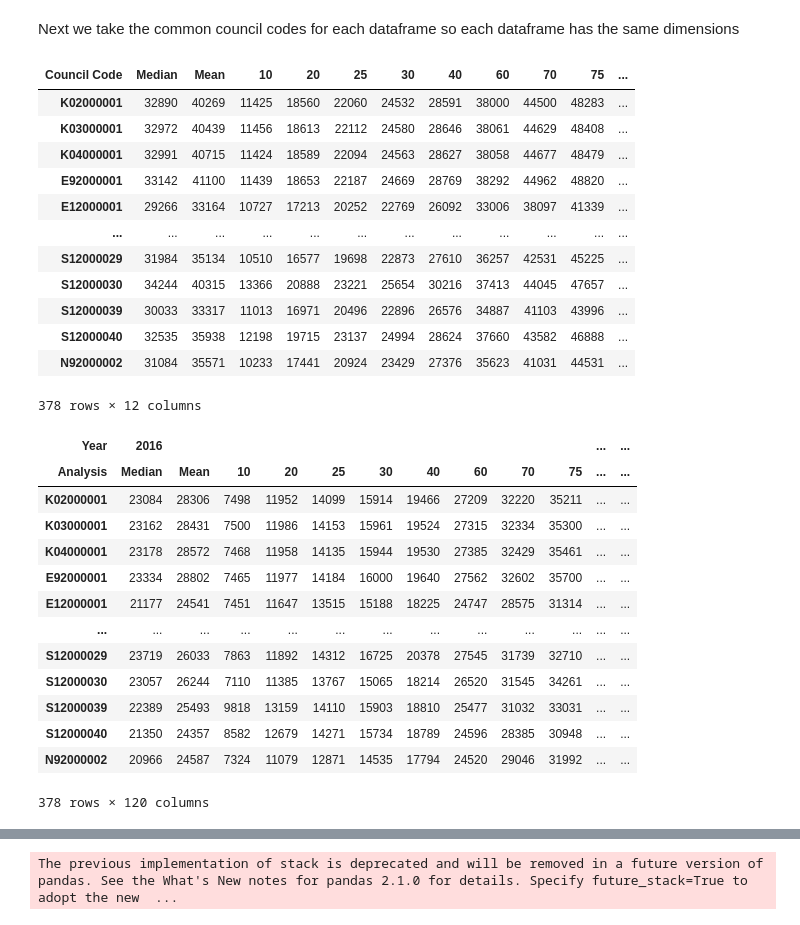
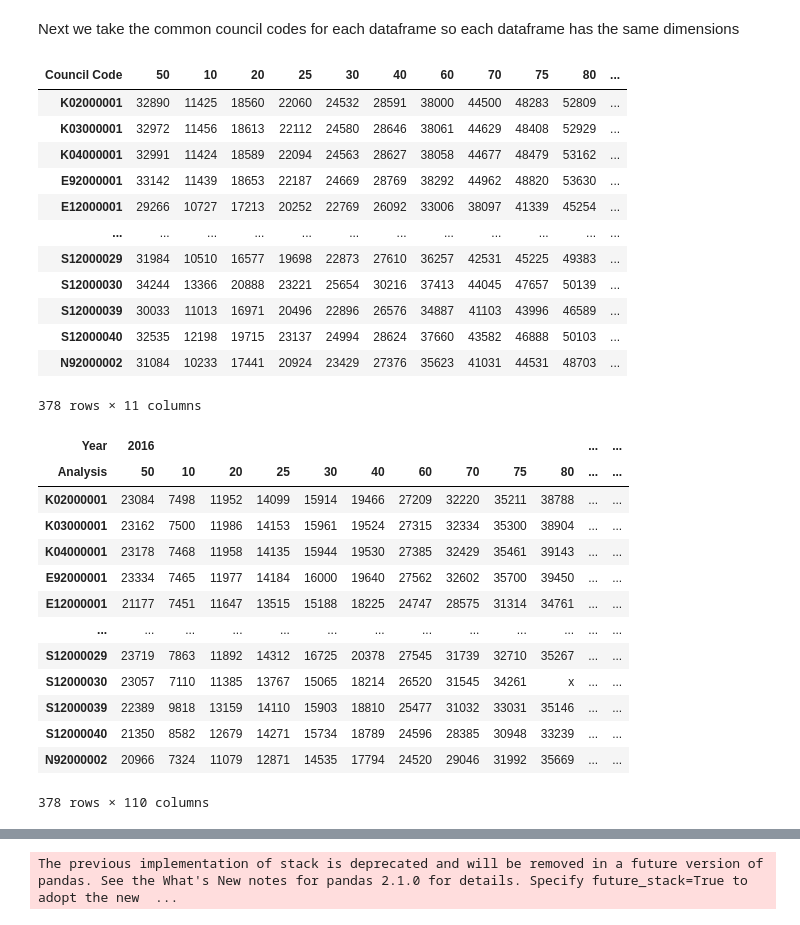
Before and after one commit to Belmiro42/M6006_assignment3_21101061234, a Jupyter notebook: Cleaning_Income.ipynb, the cells around one changed output, grey strips where cells are left out. Cells and saved outputs as stored; diff of their text form; code cells hidden in the pictures.

```diff
--- a/Cleaning_Income.ipynb
+++ b/Cleaning_Income.ipynb
@@ -18,11 +19,15 @@ for year in range(2015, 2026):
     code_to_desc.update(df.set_index('Code')['Description'].to_dict())
     df = df.rename_axis("Council Code", axis=1)
     df = df.dropna(subset=['Code'])
-    df = df.drop(columns=["Description", "(thousand)", "change"], axis=1)
+    df = df.drop(columns=["Description", "(thousand)", "change", "Mean"], axis=1)
+    df = df.rename(columns={'Median': "50"})
     df.set_index("Code", inplace=True)
     df = df.iloc[:, :-3]
     df.index.name = None
     df.to_csv(f"./Temp/Gross_Pay_{year}.csv", index=True)
+
+with open("./CleanedData/Council_to_Code.json", "w") as f:
+    json.dump(code_to_desc, f, indent=4)
 # %% [markdown]
 Next we load each dataframe into a list
 # %%
@@ -43,38 +48,36 @@ common_idx = reduce(lambda a, b: a.intersection(b.index), dfs, dfs[0].index)
 dfs = [df.loc[common_idx] for df in dfs]
 dfs[-1]
 # %% [output]
-| Council Code | Median | Mean | 10 | 20 | 25 | 30 | 40 | 60 | 70 | 75 | ... |
-| K02000001 | 32890 | 40269 | 11425 | 18560 | 22060 | 24532 | 28591 | 38000 | 44500 | 48283 | ... |
-| K03000001 | 32972 | 40439 | 11456 | 18613 | 22112 | 24580 | 28646 | 38061 | 44629 | 48408 | ... |
-| K04000001 | 32991 | 40715 | 11424 | 18589 | 22094 | 24563 | 28627 | 38058 | 44677 | 48479 | ... |
-| E92000001 | 33142 | 41100 | 11439 | 18653 | 22187 | 24669 | 28769 | 38292 | 44962 | 48820 | ... |
-| E12000001 | 29266 | 33164 | 10727 | 17213 | 20252 | 22769 | 26092 | 33006 | 38097 | 41339 | ... |
+| Council Code | 50 | 10 | 20 | 25 | 30 | 40 | 60 | 70 | 75 | 80 | ... |
+| K02000001 | 32890 | 11425 | 18560 | 22060 | 24532 | 28591 | 38000 | 44500 | 48283 | 52809 | ... |
+| K03000001 | 32972 | 11456 | 18613 | 22112 | 24580 | 28646 | 38061 | 44629 | 48408 | 52929 | ... |
+| K04000001 | 32991 | 11424 | 18589 | 22094 | 24563 | 28627 | 38058 | 44677 | 48479 | 53162 | ... |
+| E92000001 | 33142 | 11439 | 18653 | 22187 | 24669 | 28769 | 38292 | 44962 | 48820 | 53630 | ... |
+| E12000001 | 29266 | 10727 | 17213 | 20252 | 22769 | 26092 | 33006 | 38097 | 41339 | 45254 | ... |
 | ... | ... | ... | ... | ... | ... | ... | ... | ... | ... | ... | ... |
-| S12000029 | 31984 | 35134 | 10510 | 16577 | 19698 | 22873 | 27610 | 36257 | 42531 | 45225 | ... |
-| S12000030 | 34244 | 40315 | 13366 | 20888 | 23221 | 25654 | 30216 | 37413 | 44045 | 47657 | ... |
-| S12000039 | 30033 | 33317 | 11013 | 16971 | 20496 | 22896 | 26576 | 34887 | 41103 | 43996 | ... |
-| S12000040 | 32535 | 35938 | 12198 | 19715 | 23137 | 24994 | 28624 | 37660 | 43582 | 46888 | ... |
-| N92000002 | 31084 | 35571 | 10233 | 17441 | 20924 | 23429 | 27376 | 35623 | 41031 | 44531 | ... |
+| S12000029 | 31984 | 10510 | 16577 | 19698 | 22873 | 27610 | 36257 | 42531 | 45225 | 49383 | ... |
+| S12000030 | 34244 | 13366 | 20888 | 23221 | 25654 | 30216 | 37413 | 44045 | 47657 | 50139 | ... |
+| S12000039 | 30033 | 11013 | 16971 | 20496 | 22896 | 26576 | 34887 | 41103 | 43996 | 46589 | ... |
+| S12000040 | 32535 | 12198 | 19715 | 23137 | 24994 | 28624 | 37660 | 43582 | 46888 | 50103 | ... |
+| N92000002 | 31084 | 10233 | 17441 | 20924 | 23429 | 27376 | 35623 | 41031 | 44531 | 48703 | ... |
-378 rows × 12 columns
+378 rows × 11 columns
 # %%
 years = list(range(2016, 2026))
-columns = dfs[0].columns
-multi_cols = pd.MultiIndex.from_product([years, columns], names=['Year', 'Analysis'])
 combined_df = pd.concat(dfs, axis=1)
-combined_df.columns = multi_cols
+combined_df.columns = pd.MultiIndex.from_product([years, dfs[0].columns], names=['Year', 'Analysis'])
 combined_df
 # %% [output]
 | Year | 2016 |  |  |  |  |  |  |  |  |  | ... | ... |
-| Analysis | Median | Mean | 10 | 20 | 25 | 30 | 40 | 60 | 70 | 75 | ... | ... |
-| K02000001 | 23084 | 28306 | 7498 | 11952 | 14099 | 15914 | 19466 | 27209 | 32220 | 35211 | ... | ... |
-| K03000001 | 23162 | 28431 | 7500 | 11986 | 14153 | 15961 | 19524 | 27315 | 32334 | 35300 | ... | ... |
-| K04000001 | 23178 | 28572 | 7468 | 11958 | 14135 | 15944 | 19530 | 27385 | 32429 | 35461 | ... | ... |
-| E92000001 | 23334 | 28802 | 7465 | 11977 | 14184 | 16000 | 19640 | 27562 | 32602 | 35700 | ... | ... |
-| E12000001 | 21177 | 24541 | 7451 | 11647 | 13515 | 15188 | 18225 | 24747 | 28575 | 31314 | ... | ... |
+| Analysis | 50 | 10 | 20 | 25 | 30 | 40 | 60 | 70 | 75 | 80 | ... | ... |
+| K02000001 | 23084 | 7498 | 11952 | 14099 | 15914 | 19466 | 27209 | 32220 | 35211 | 38788 | ... | ... |
+| K03000001 | 23162 | 7500 | 11986 | 14153 | 15961 | 19524 | 27315 | 32334 | 35300 | 38904 | ... | ... |
+| K04000001 | 23178 | 7468 | 11958 | 14135 | 15944 | 19530 | 27385 | 32429 | 35461 | 39143 | ... | ... |
+| E92000001 | 23334 | 7465 | 11977 | 14184 | 16000 | 19640 | 27562 | 32602 | 35700 | 39450 | ... | ... |
+| E12000001 | 21177 | 7451 | 11647 | 13515 | 15188 | 18225 | 24747 | 28575 | 31314 | 34761 | ... | ... |
 | ... | ... | ... | ... | ... | ... | ... | ... | ... | ... | ... | ... | ... |
-| S12000029 | 23719 | 26033 | 7863 | 11892 | 14312 | 16725 | 20378 | 27545 | 31739 | 32710 | ... | ... |
-| S12000030 | 23057 | 26244 | 7110 | 11385 | 13767 | 15065 | 18214 | 26520 | 31545 | 34261 | ... | ... |
-| S12000039 | 22389 | 25493 | 9818 | 13159 | 14110 | 15903 | 18810 | 25477 | 31032 | 33031 | ... | ... |
-| S12000040 | 21350 | 24357 | 8582 | 12679 | 14271 | 15734 | 18789 | 24596 | 28385 | 30948 | ... | ... |
-| N92000002 | 20966 | 24587 | 7324 | 11079 | 12871 | 14535 | 17794 | 24520 | 29046 | 31992 | ... | ... |
+| S12000029 | 23719 | 7863 | 11892 | 14312 | 16725 | 20378 | 27545 | 31739 | 32710 | 35267 | ... | ... |
+| S12000030 | 23057 | 7110 | 11385 | 13767 | 15065 | 18214 | 26520 | 31545 | 34261 | x | ... | ... |
+| S12000039 | 22389 | 9818 | 13159 | 14110 | 15903 | 18810 | 25477 | 31032 | 33031 | 35146 | ... | ... |
+| S12000040 | 21350 | 8582 | 12679 | 14271 | 15734 | 18789 | 24596 | 28385 | 30948 | 33239 | ... | ... |
+| N92000002 | 20966 | 7324 | 11079 | 12871 | 14535 | 17794 | 24520 | 29046 | 31992 | 35669 | ... | ... |
-378 rows × 120 columns
+378 rows × 110 columns
```
Also changed, not shown: parts of 7 cells of this notebook, 17 other files.
